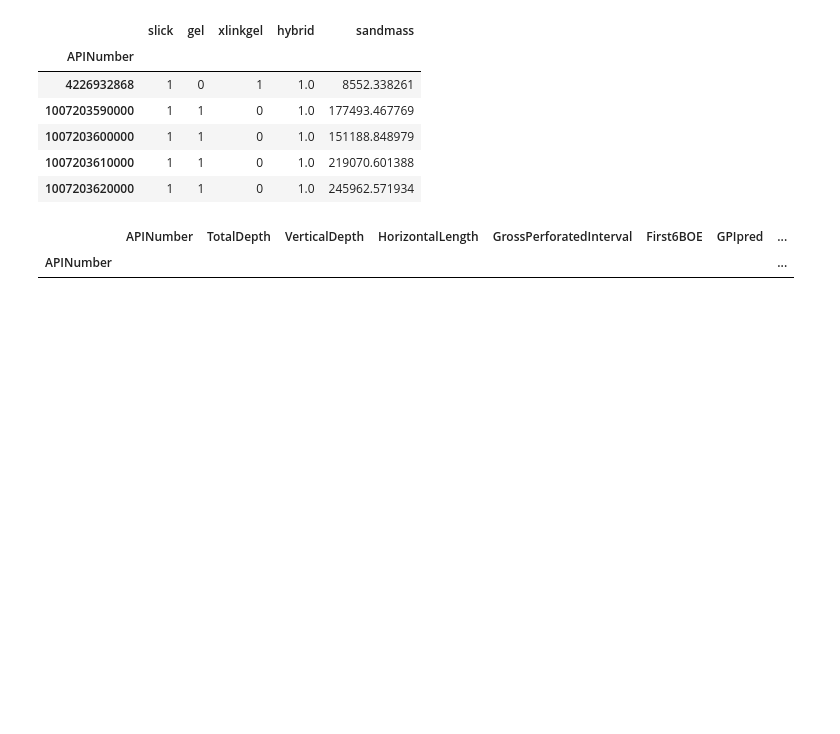
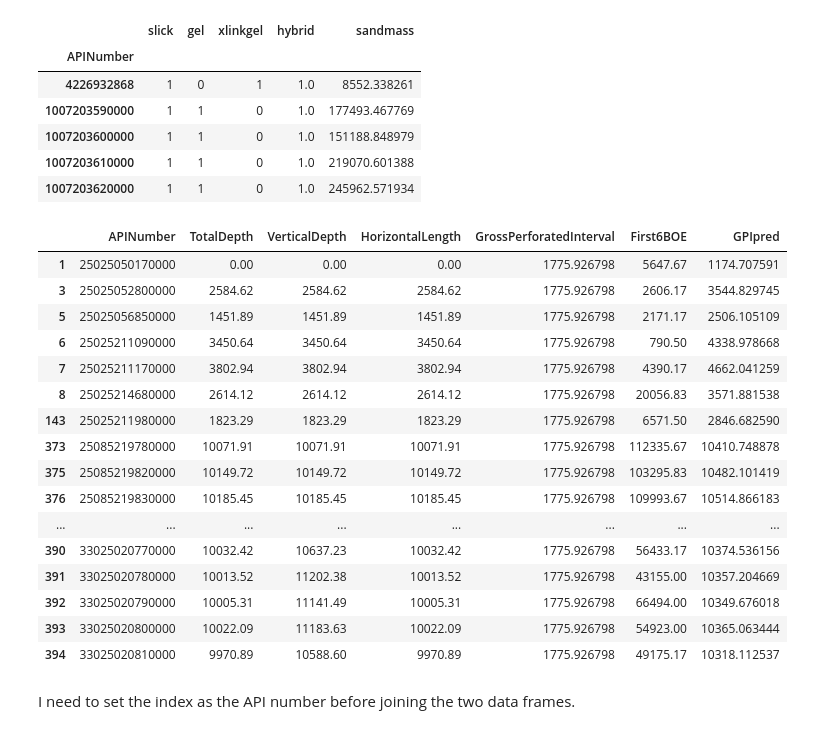
Before and after one commit to ephs08kmp/Frac_Production, a Jupyter notebook: MT_Frac_Production_Cleaning.ipynb, the cells around one changed output. Drawn from its saved outputs; the diff is of its cells as text; code cells hidden in the pictures; blank space fills up the shorter version.

```diff
--- a/MT_Frac_Production_Cleaning.ipynb
+++ b/MT_Frac_Production_Cleaning.ipynb
@@ -246,4 +248,26 @@ fracmethod.head()
 | 1007203600000 | 1 | 1 | 0 | 1.0 | 151188.848979 |
 | 1007203610000 | 1 | 1 | 0 | 1.0 | 219070.601388 |
 | 1007203620000 | 1 | 1 | 0 | 1.0 | 245962.571934 |
+# %%
+mtwells.head(20)
+# %% [output]
+|  | APINumber | TotalDepth | VerticalDepth | HorizontalLength | GrossPerforatedInterval | First6BOE | GPIpred |
+| 1 | 25025050170000 | 0.00 | 0.00 | 0.00 | 1775.926798 | 5647.67 | 1174.707591 |
+| 3 | 25025052800000 | 2584.62 | 2584.62 | 2584.62 | 1775.926798 | 2606.17 | 3544.829745 |
+| 5 | 25025056850000 | 1451.89 | 1451.89 | 1451.89 | 1775.926798 | 2171.17 | 2506.105109 |
+| 6 | 25025211090000 | 3450.64 | 3450.64 | 3450.64 | 1775.926798 | 790.50 | 4338.978668 |
+| 7 | 25025211170000 | 3802.94 | 3802.94 | 3802.94 | 1775.926798 | 4390.17 | 4662.041259 |
+| 8 | 25025214680000 | 2614.12 | 2614.12 | 2614.12 | 1775.926798 | 20056.83 | 3571.881538 |
+| 143 | 25025211980000 | 1823.29 | 1823.29 | 1823.29 | 1775.926798 | 6571.50 | 2846.682590 |
+| 373 | 25085219780000 | 10071.91 | 10071.91 | 10071.91 | 1775.926798 | 112335.67 | 10410.748878 |
+| 375 | 25085219820000 | 10149.72 | 10149.72 | 10149.72 | 1775.926798 | 103295.83 | 10482.101419 |
+| 376 | 25085219830000 | 10185.45 | 10185.45 | 10185.45 | 1775.926798 | 109993.67 | 10514.866183 |
+| ... | ... | ... | ... | ... | ... | ... | ... |
+| 390 | 33025020770000 | 10032.42 | 10637.23 | 10032.42 | 1775.926798 | 56433.17 | 10374.536156 |
+| 391 | 33025020780000 | 10013.52 | 11202.38 | 10013.52 | 1775.926798 | 43155.00 | 10357.204669 |
+| 392 | 33025020790000 | 10005.31 | 11141.49 | 10005.31 | 1775.926798 | 66494.00 | 10349.676018 |
+| 393 | 33025020800000 | 10022.09 | 11183.63 | 10022.09 | 1775.926798 | 54923.00 | 10365.063444 |
+| 394 | 33025020810000 | 9970.89 | 10588.60 | 9970.89 | 1775.926798 | 49175.17 | 10318.112537 |
+# %% [markdown]
+I need to set the index as the API number before joining the two data frames.
 # %%
@@ -251,6 +277 @@ mtwells = mtwells.reindex(mtwells.APINumber)
 mtwells2 = mtwells.join(fracmethod, how='inner')
-# %%
-mtwells2.head()
-# %% [output]
-|  | APINumber | TotalDepth | VerticalDepth | HorizontalLength | GrossPerforatedInterval | First6BOE | GPIpred | ... |
-| APINumber |  |  |  |  |  |  |  | ... |
```
Also changed, not shown: parts of 19 cells of this notebook.
